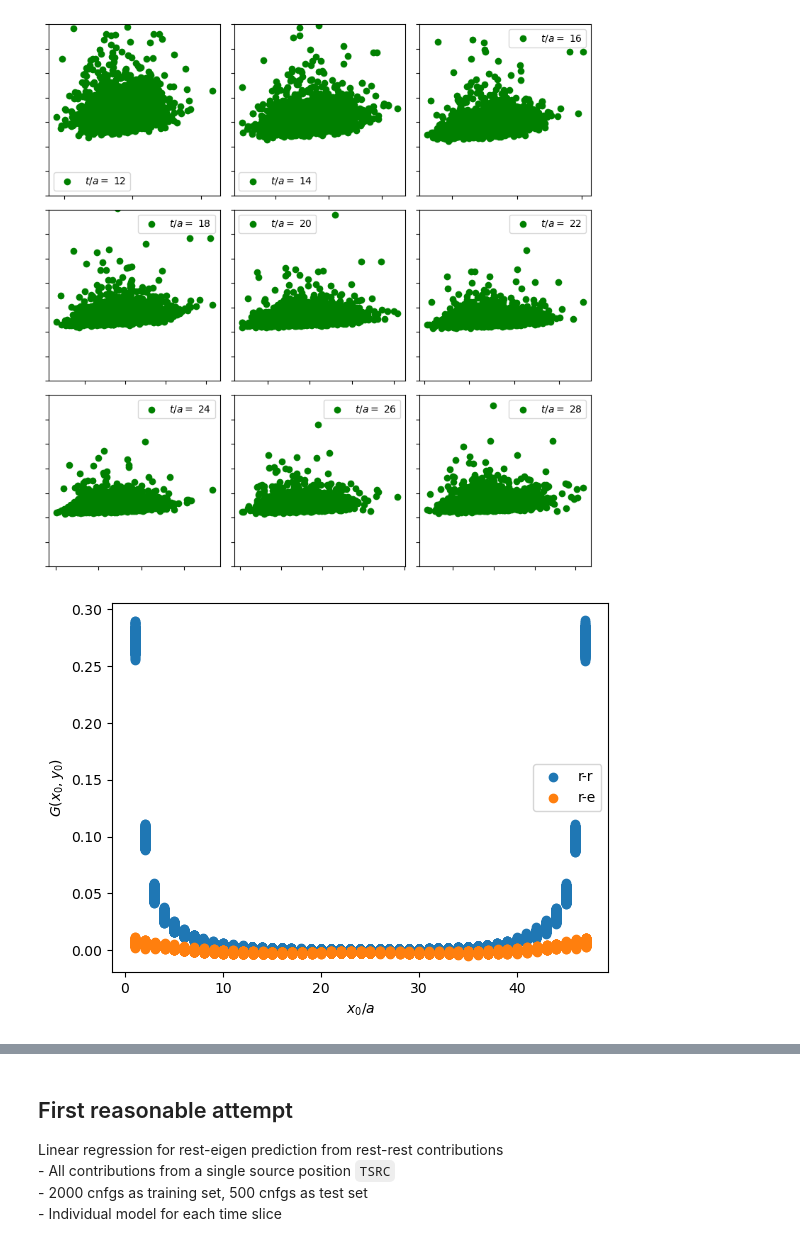
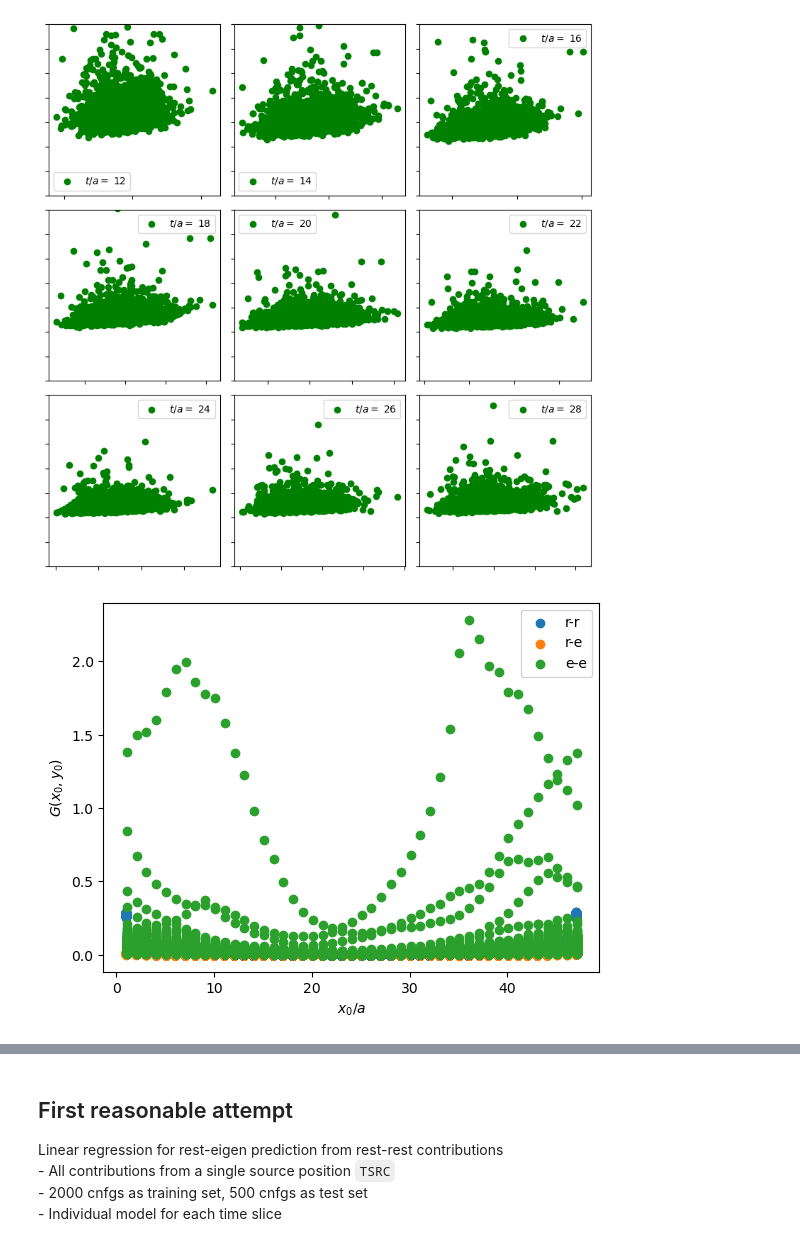
Before and after one commit to Bunniies/LmaPredict.jl, a Jupyter notebook: notebooks/test_LinearModel.jl.ipynb, the cells around one changed output, grey strips where cells are left out. Cells and saved outputs as stored; diff of their text form; code cells hidden in the pictures.

```diff
--- a/notebooks/test_LinearModel.jl.ipynb
+++ b/notebooks/test_LinearModel.jl.ipynb
@@ -116,16 +126,16 @@ rest-rest vs eigen-eigen contribution
 # %%
 ## EXPLORE
 xx =hcat(fill(collect(1:size(rr_data,2)), size(rr_data,1))...)
 scatter(xx, transpose(rr_data), label="r-r")
 scatter(xx .+ 0.05, transpose(re_data), label="r-e")
-# scatter(xx .+ 0.1, transpose(ee_data), label="e-e")
-# scatter(xx, tot, label="tot")
+scatter(xx .+ 0.1, transpose(ee_data), label="e-e")
+#scatter(xx, tot, label="tot")
 # ylim(-0.02, 0.02)
 # xlim(10, 40)
 xlabel(L"$x_0/a$")
 ylabel(L"$G(x_0,y_0)$")
 legend()
 display(gcf())
 PyPlot.close("all")
 # %% [output]
-[figure, old version]
+[figure, new version]
```
Also changed, not shown: parts of 10 cells of this notebook, 11 other files.
